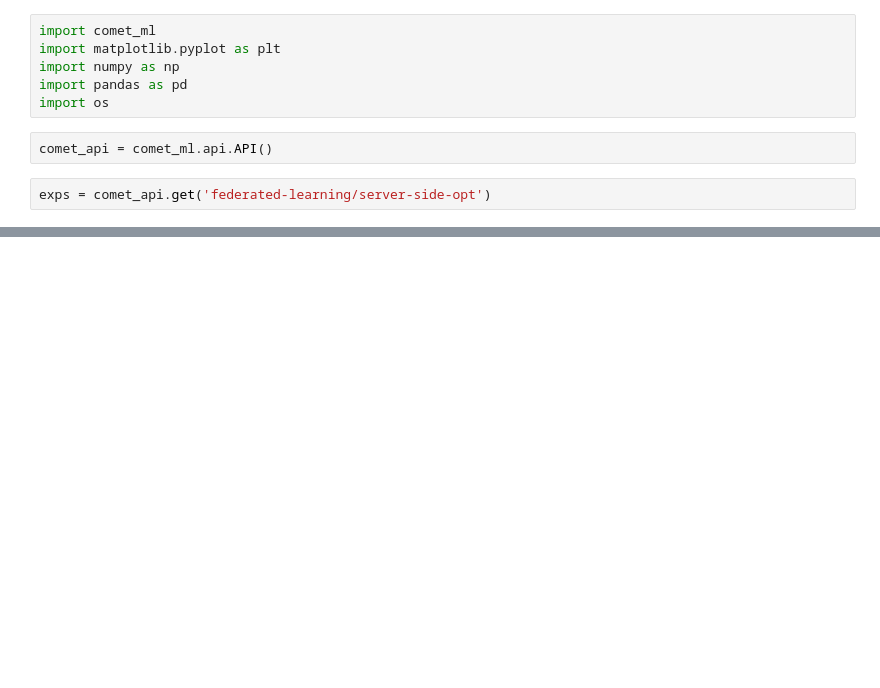
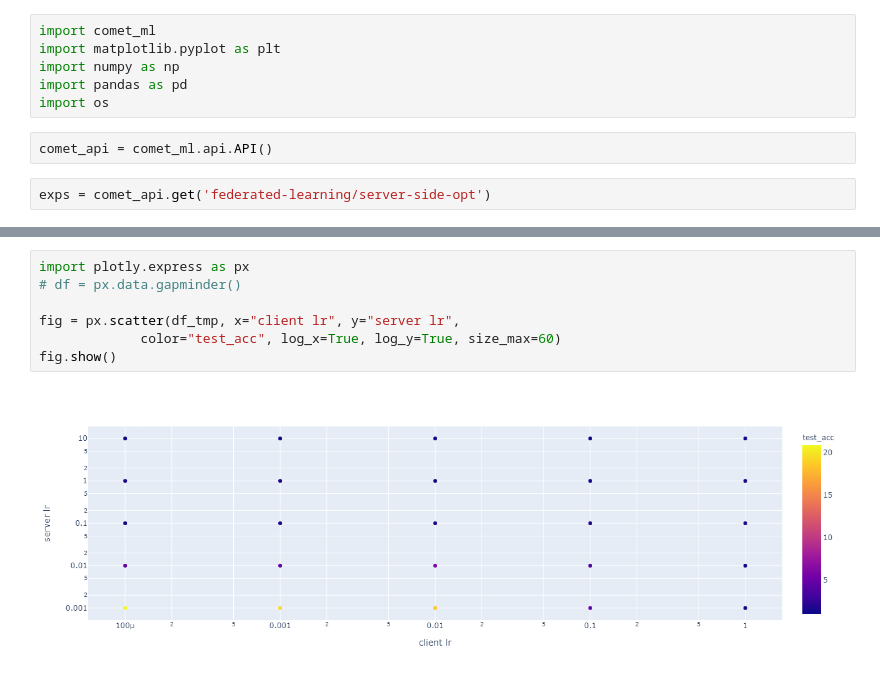
Before and after one commit to matech96/FederatedLighting, a Jupyter notebook: notebooks/server_side_opt.ipynb, the cells around one changed output, grey strips where cells are left out. Drawn from its saved outputs; the diff is of its cells as text; blank space fills up the shorter version.

```diff
--- a/notebooks/server_side_opt.ipynb
+++ b/notebooks/server_side_opt.ipynb
@@ -55,0 +72,9 @@ df[df['server opt'] == 'Adam']
+# %%
+import plotly.express as px
+# df = px.data.gapminder()
+
+fig = px.scatter(df_tmp, x="client lr", y="server lr",
+	         color="test_acc", log_x=True, log_y=True, size_max=60)
+fig.show()
+# %% [output]
+[figure, added]
```
Also changed, not shown: parts of 12 cells of this notebook, 1 other file.
